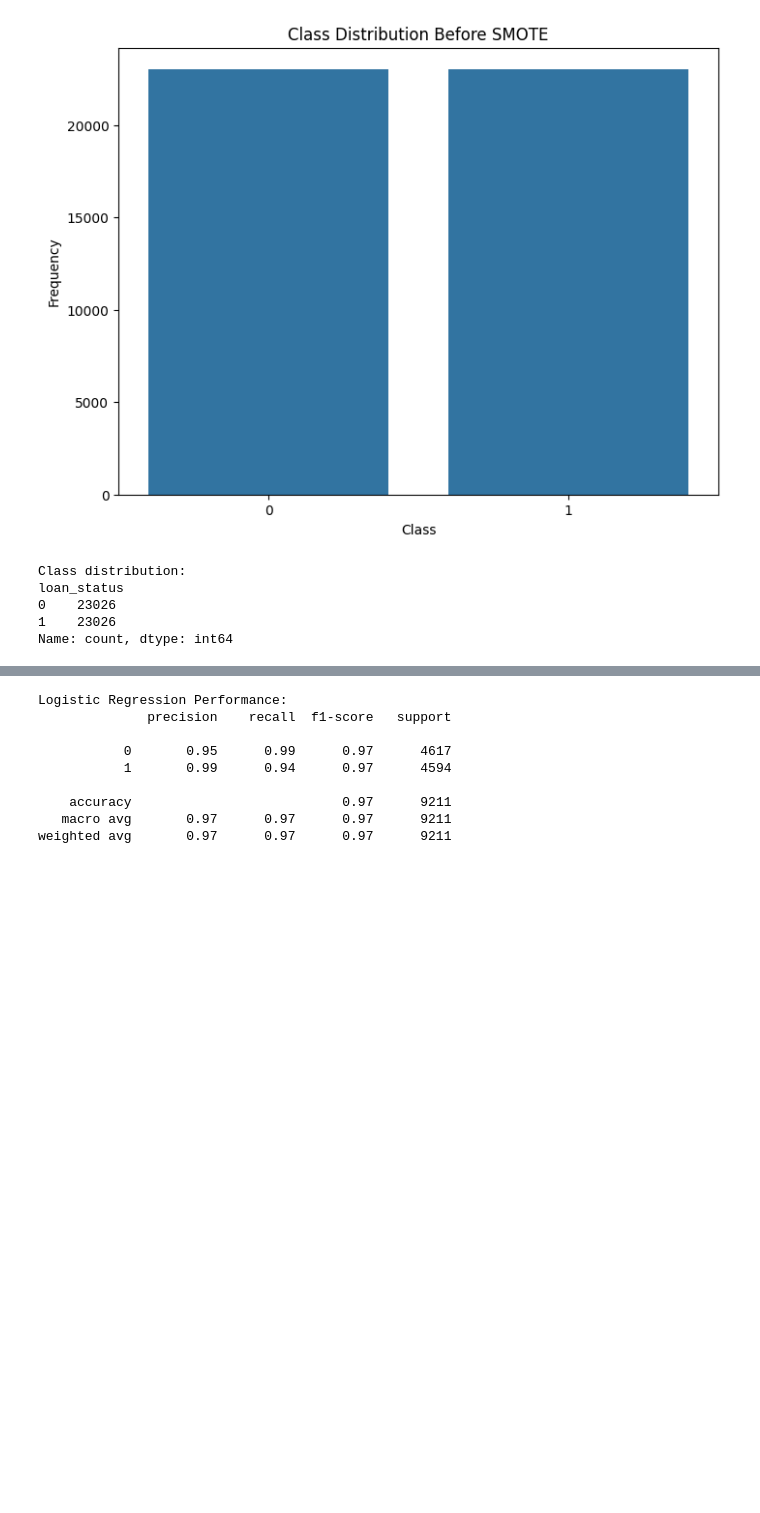
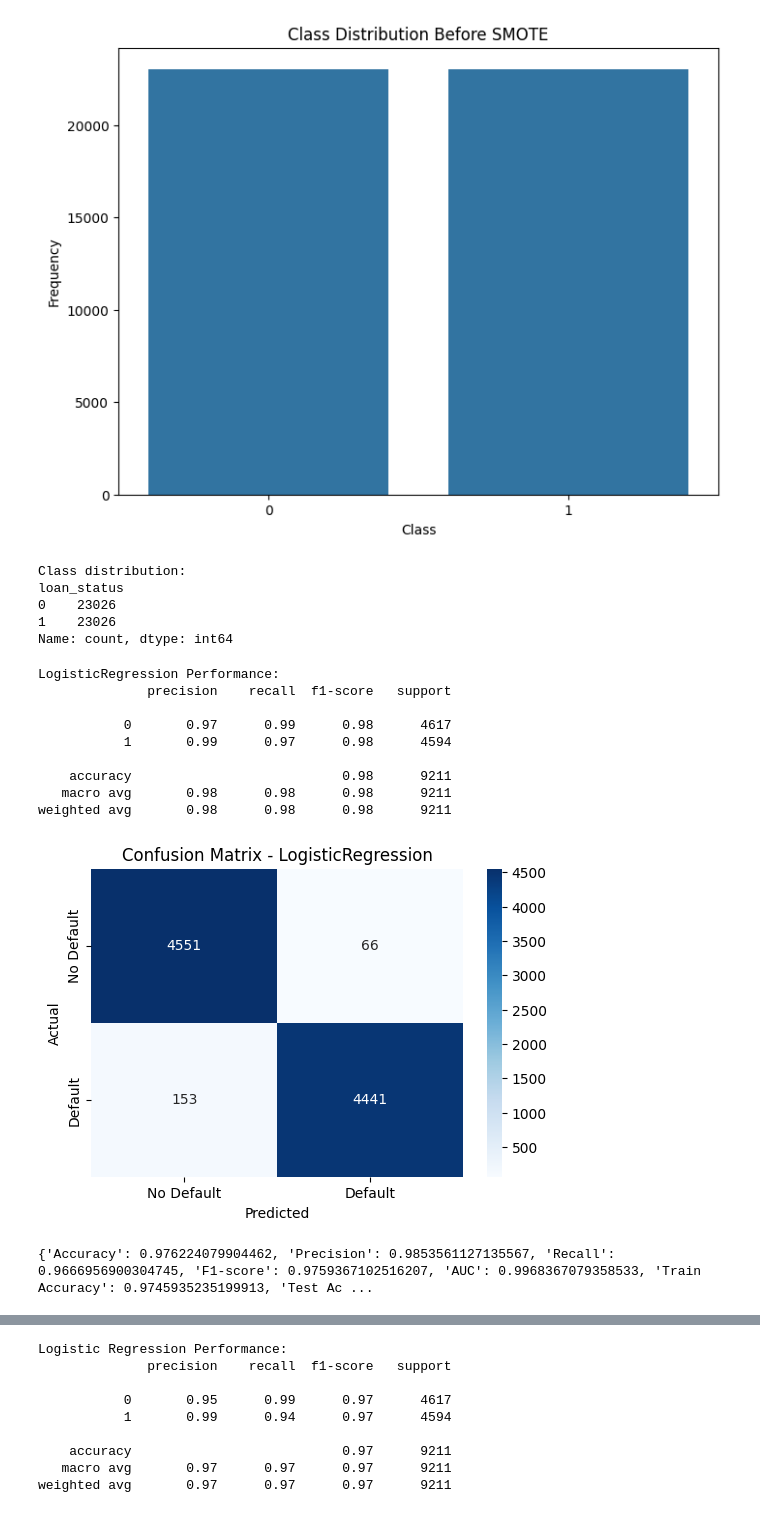
Before and after one commit to dhanmoti/ml-exercise, a Jupyter notebook: SMU_FNCE685_G2_PD_Prediction_v2.ipynb, the cells around one changed output, grey strips where cells are left out. Saved outputs shown, nothing was run; the diff lists cells and outputs as text; code cells hidden in the pictures; blank space fills up the shorter version.

```diff
--- a/SMU_FNCE685_G2_PD_Prediction_v2.ipynb
+++ b/SMU_FNCE685_G2_PD_Prediction_v2.ipynb
@@ -532,9 +674,9 @@ Mean Squared Error: 0.07132616357157459
 # Before Feature engineering
 # %%
 # Feature selection
-X = df_train_clean_drop_hicorr[selected_features]  # Features
-# X = df_train_clean_standardize.drop(columns=['loan_status'])  # All Features -> overfit
-y = (df_train_clean_drop_hicorr['loan_status'] > 0.5).astype(int)
+X = df_encoded_cleaned[selected_features]  # Features
+# X = df_encoded_cleaned.drop(columns=['loan_status'])  # All Features -> overfit
+y = (df_encoded_cleaned['loan_status'] > 0.5).astype(int)
 X.info()
 # %% [output]
 <class 'pandas.core.frame.DataFrame'>
@@ -595,5 +737,9 @@ X_train, X_test, y_train, y_test = train_test_split(X_resampled, y_resampled, te
 # X_train, X_test, y_train, y_test = train_test_split(X, y, test_size=0.2, random_state=42)
 # %%
 # Create a scaled version for models that require it (i.e. Logistic Regression)
-X_train_lr = standardize_numerical_features(X_train.copy())
-X_test_lr = standardize_numerical_features(X_test.copy())
+scaler = StandardScaler()
+numeric_columns = X_train.select_dtypes(include=['int64', 'float64']).columns
+X_train[numeric_columns] = scaler.fit_transform(X[numeric_columns])
+
+numeric_columns = X_test.select_dtypes(include=['int64', 'float64']).columns
+X_test[numeric_columns] = scaler.fit_transform(X[numeric_columns])
@@ -608,0 +776,56 @@ models = {
+# %%
+# Define models
+model = LogisticRegression(max_iter=1000, class_weight='balanced')
+
+# Train the model
+model.fit(X_train, y_train)
+
+# Predictions on test data
+y_pred = model.predict(X_test)
+
+# Use predict_proba if available, otherwise decision_function
+if hasattr(model, "predict_proba"):
+    y_pred_proba = model.predict_proba(X_test)[:, 1]
+    train_pred_proba = model.predict_proba(X_train)[:, 1]
+else:
+    y_pred_proba = model.decision_function(X_test)
+    train_pred_proba = model.decision_function(X_train)
+
+result = {
+        "Accuracy": accuracy_score(y_test, y_pred),
+        "Precision": precision_score(y_test, y_pred),
+        "Recall": recall_score(y_test, y_pred),
+        "F1-score": f1_score(y_test, y_pred),
+        "AUC": roc_auc_score(y_test, y_pred_proba),
+        "Train Accuracy": accuracy_score(y_train, model.predict(X_train)),
+        "Test Accuracy": accuracy_score(y_test, y_pred),
+        "Train AUC": roc_auc_score(y_train, train_pred_proba),
+        "Test AUC": roc_auc_score(y_test, y_pred_proba)
+    }
+
+# Print classification report for each model
+print(f"\n{'LogisticRegression'} Performance:")
+print(classification_report(y_test, y_pred))
+
+# Plot confusion matrix for each model
+cm = confusion_matrix(y_test, y_pred)
+plt.figure(figsize=(6, 4))
+sns.heatmap(cm, annot=True, fmt='d', cmap='Blues',
+            xticklabels=['No Default', 'Default'],
+            yticklabels=['No Default', 'Default'])
+plt.xlabel("Predicted")
+plt.ylabel("Actual")
+plt.title(f"Confusion Matrix - {'LogisticRegression'}")
+plt.show()
+# %% [output]
+LogisticRegression Performance:
+              precision    recall  f1-score   support
+
+           0       0.97      0.99      0.98      4617
+           1       0.99      0.97      0.98      4594
+
+    accuracy                           0.98      9211
+   macro avg       0.98      0.98      0.98      9211
+weighted avg       0.98      0.98      0.98      9211
+[figure, added]
+{'Accuracy': 0.976224079904462, 'Precision': 0.9853561127135567, 'Recall': 0.9666956900304745, 'F1-score': 0.9759367102516207, 'AUC': 0.9968367079358533, 'Train Accuracy': 0.9745935235199913, 'Test Ac ...
```
Also changed, not shown: parts of 22 cells of this notebook.
